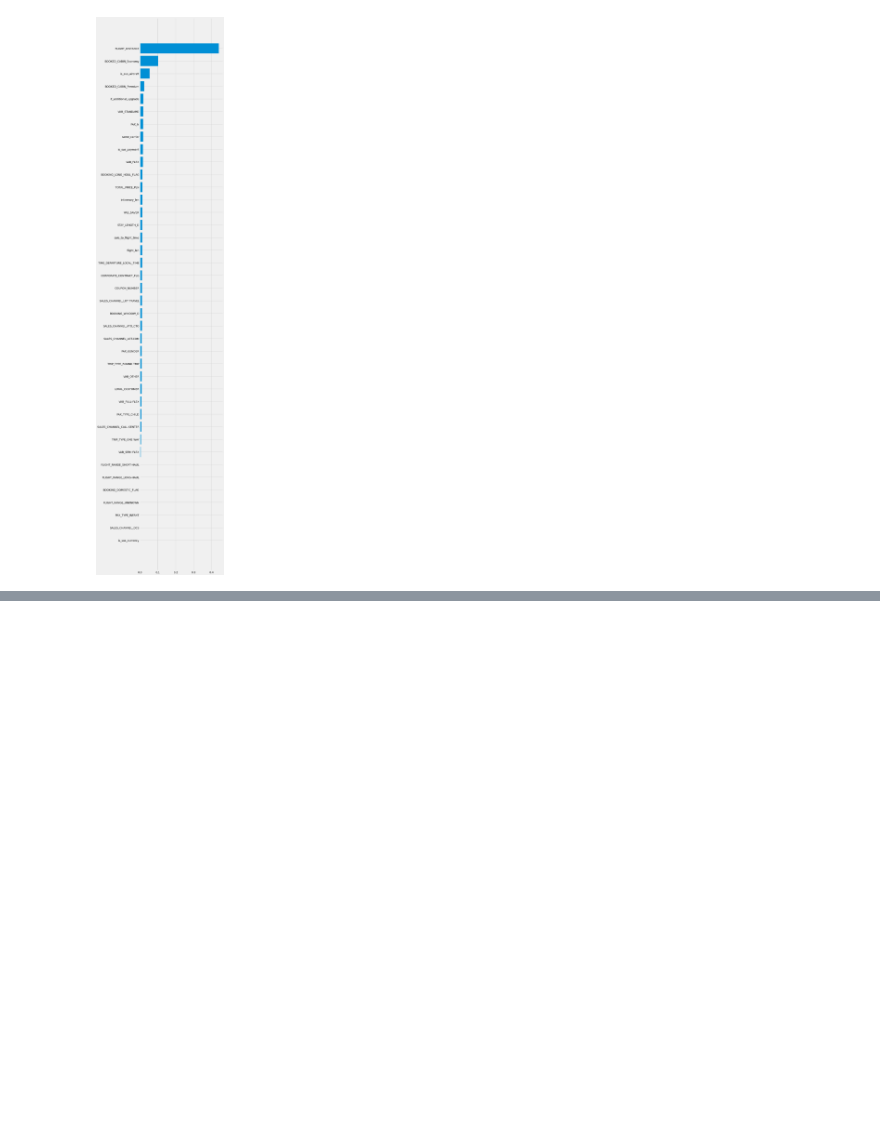
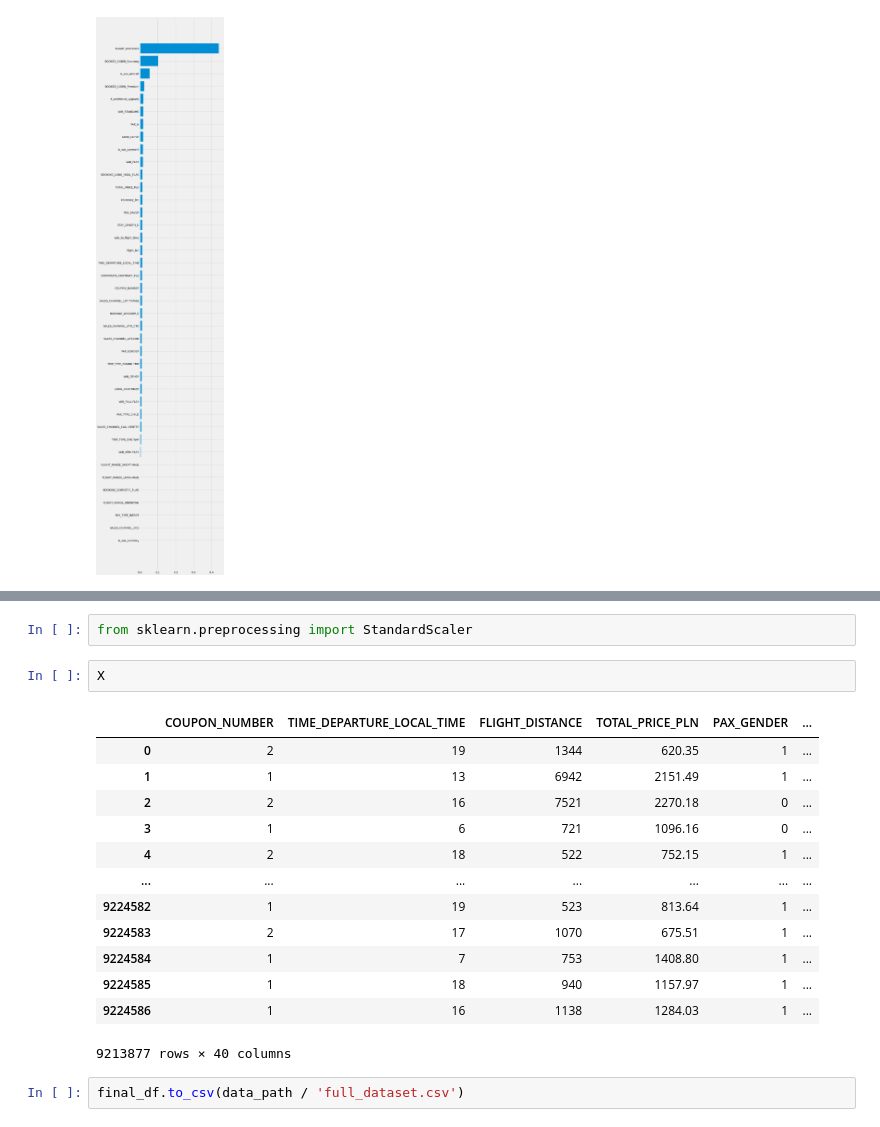
Before and after one commit to kuba1302/ticket-upgrade-prediction, a Jupyter notebook: eda.ipynb, the cells around one changed output, grey strips where cells are left out. Cells and saved outputs as stored; diff of their text form; blank space fills up the shorter version.

Commit message:
data prep file

```diff
--- a/eda.ipynb
+++ b/eda.ipynb
@@ -454,0 +352,20 @@ plt.barh(X_train.columns[sorted_idx], xgb_model.feature_importances_[sorted_idx]
+# %%
+from sklearn.preprocessing import StandardScaler
+# %%
+X
+# %% [output]
+|  | COUPON_NUMBER | TIME_DEPARTURE_LOCAL_TIME | FLIGHT_DISTANCE | TOTAL_PRICE_PLN | PAX_GENDER | ... |
+| 0 | 2 | 19 | 1344 | 620.35 | 1 | ... |
+| 1 | 1 | 13 | 6942 | 2151.49 | 1 | ... |
+| 2 | 2 | 16 | 7521 | 2270.18 | 0 | ... |
+| 3 | 1 | 6 | 721 | 1096.16 | 0 | ... |
+| 4 | 2 | 18 | 522 | 752.15 | 1 | ... |
+| ... | ... | ... | ... | ... | ... | ... |
+| 9224582 | 1 | 19 | 523 | 813.64 | 1 | ... |
+| 9224583 | 2 | 17 | 1070 | 675.51 | 1 | ... |
+| 9224584 | 1 | 7 | 753 | 1408.80 | 1 | ... |
+| 9224585 | 1 | 18 | 940 | 1157.97 | 1 | ... |
+| 9224586 | 1 | 16 | 1138 | 1284.03 | 1 | ... |
+9213877 rows × 40 columns
+# %%
+final_df.to_csv(data_path / 'full_dataset.csv')
```
Also changed, not shown: parts of 27 cells of this notebook, 2 other files.
